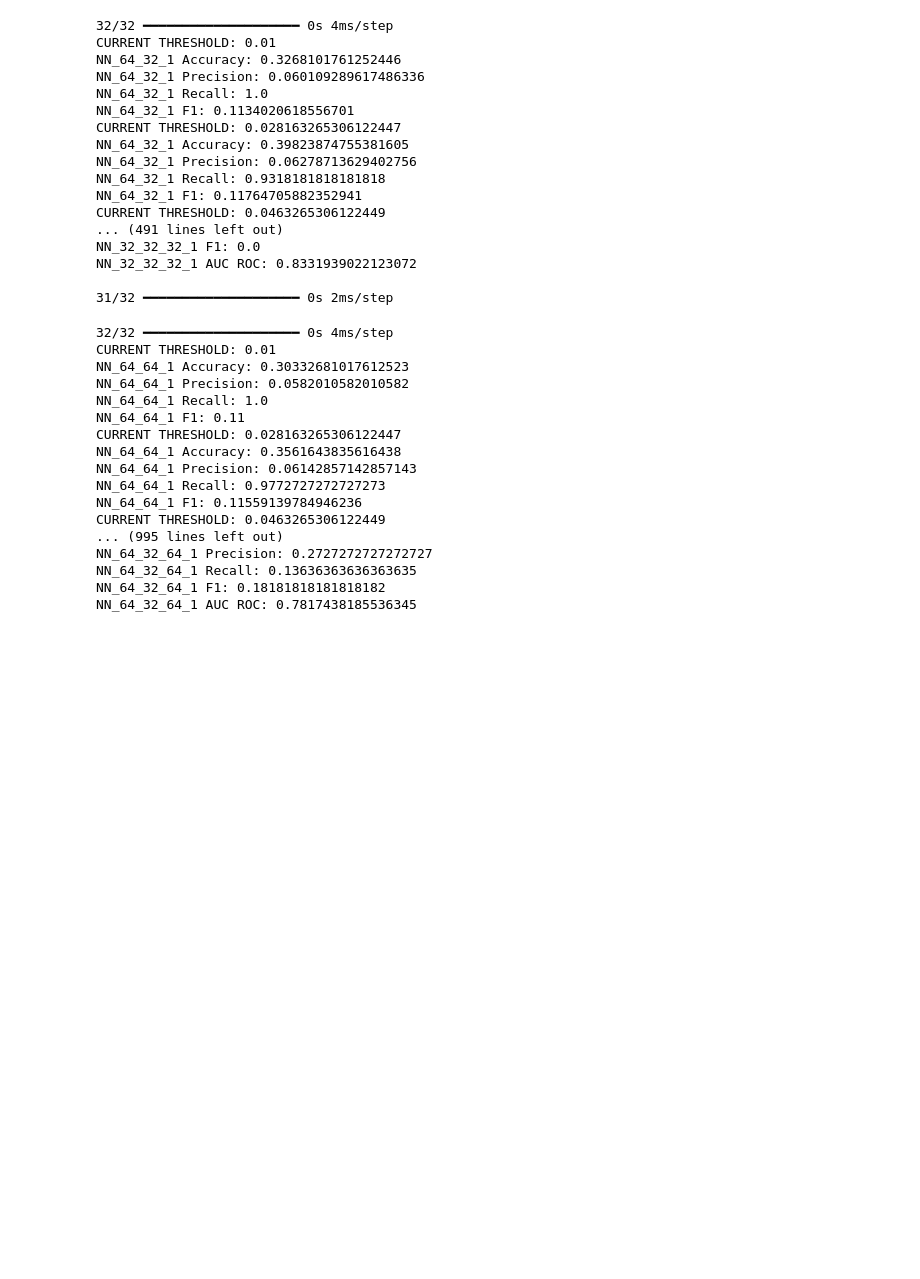
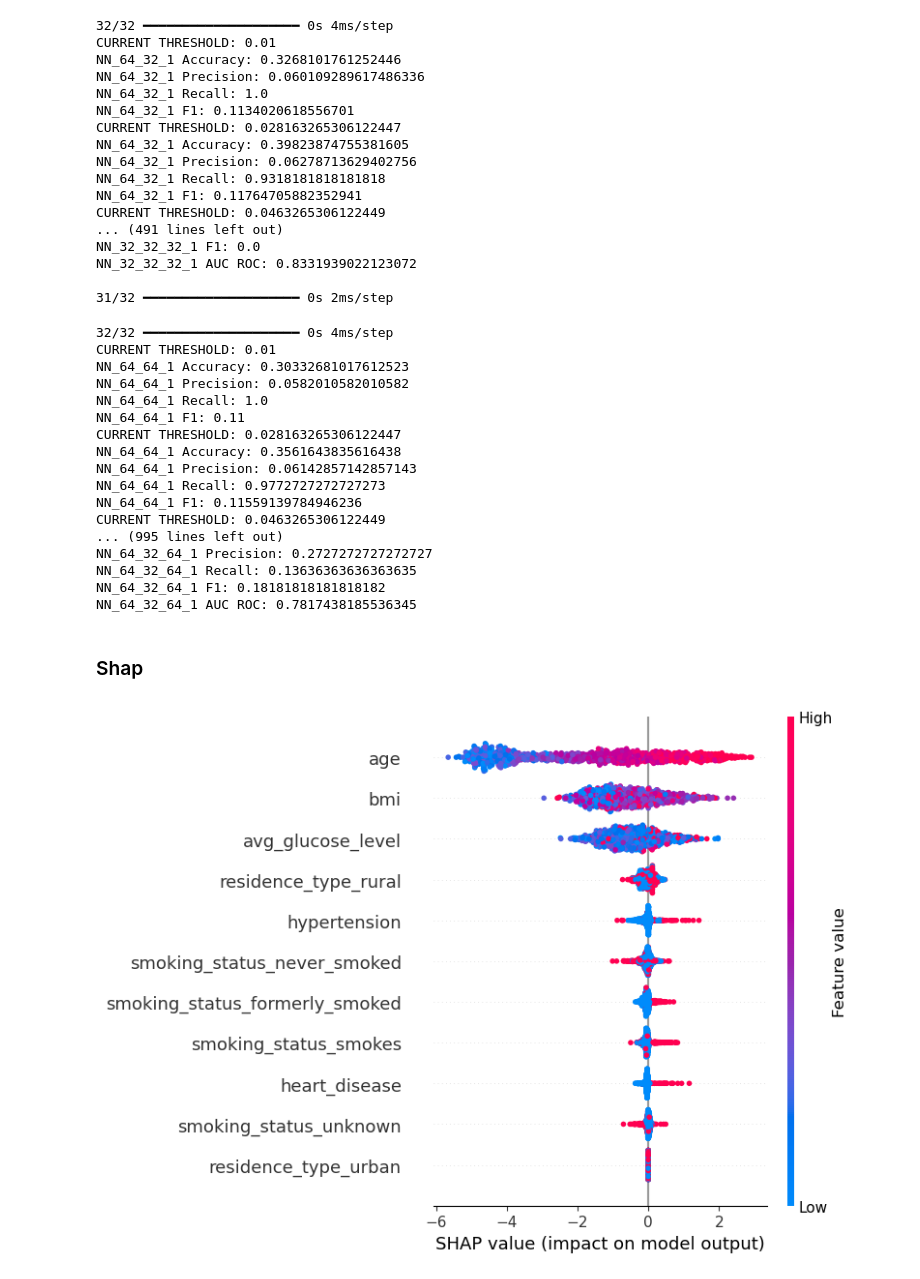
Before and after one commit to MrWlobo/ML_Oral_Cancer_Prediction, a Jupyter notebook: main.ipynb, the cells around one changed output. Drawn from its saved outputs; the diff is of its cells as text; code cells hidden in the pictures; blank space fills up the shorter version.

```diff
--- a/main.ipynb
+++ b/main.ipynb
@@ -717,3 +652,11 @@ NN_64_32_64_1 Precision: 0.2727272727272727
 NN_64_32_64_1 Recall: 0.13636363636363635
 NN_64_32_64_1 F1: 0.18181818181818182
 NN_64_32_64_1 AUC ROC: 0.7817438185536345
+# %% [markdown]
+### Shap
+# %%
+explainer = shap.Explainer(XGBClassifier().fit(X_train, y_train))
+shap_values = explainer(X_test)
+shap.summary_plot(shap_values, X_test)
+# %% [output]
+[figure, added]
```
Also changed, not shown: parts of 3 cells of this notebook.
